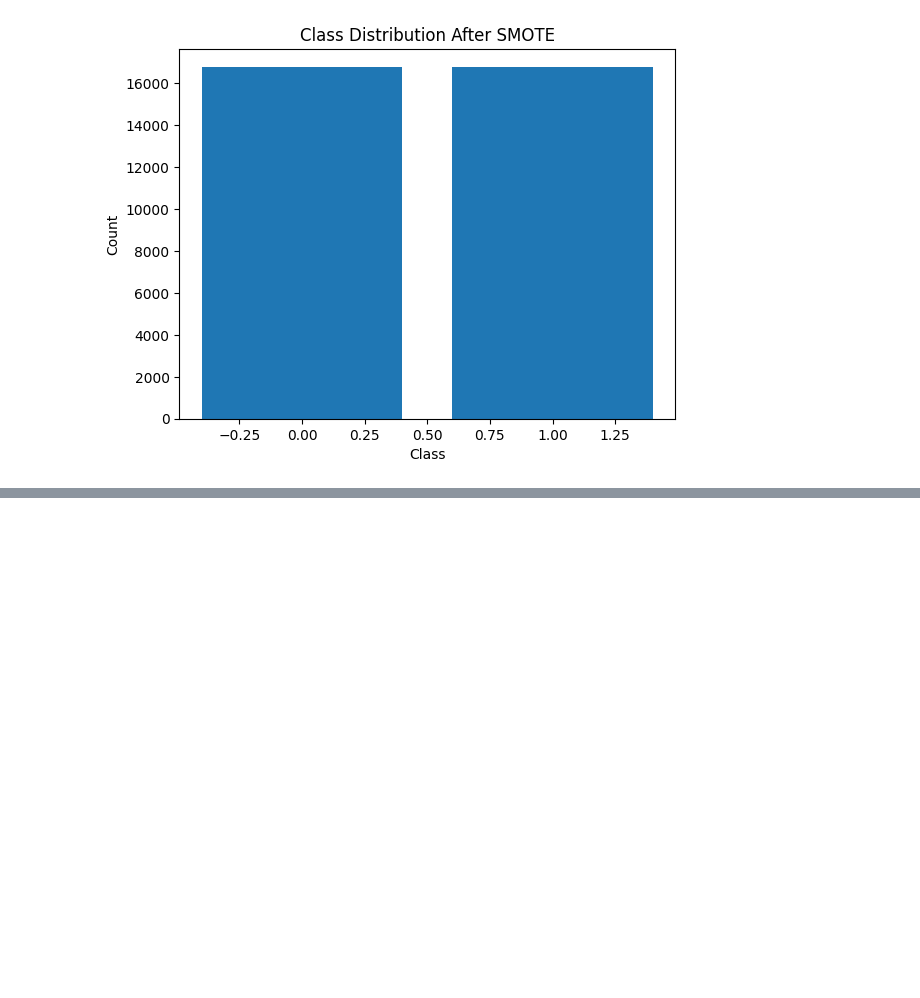
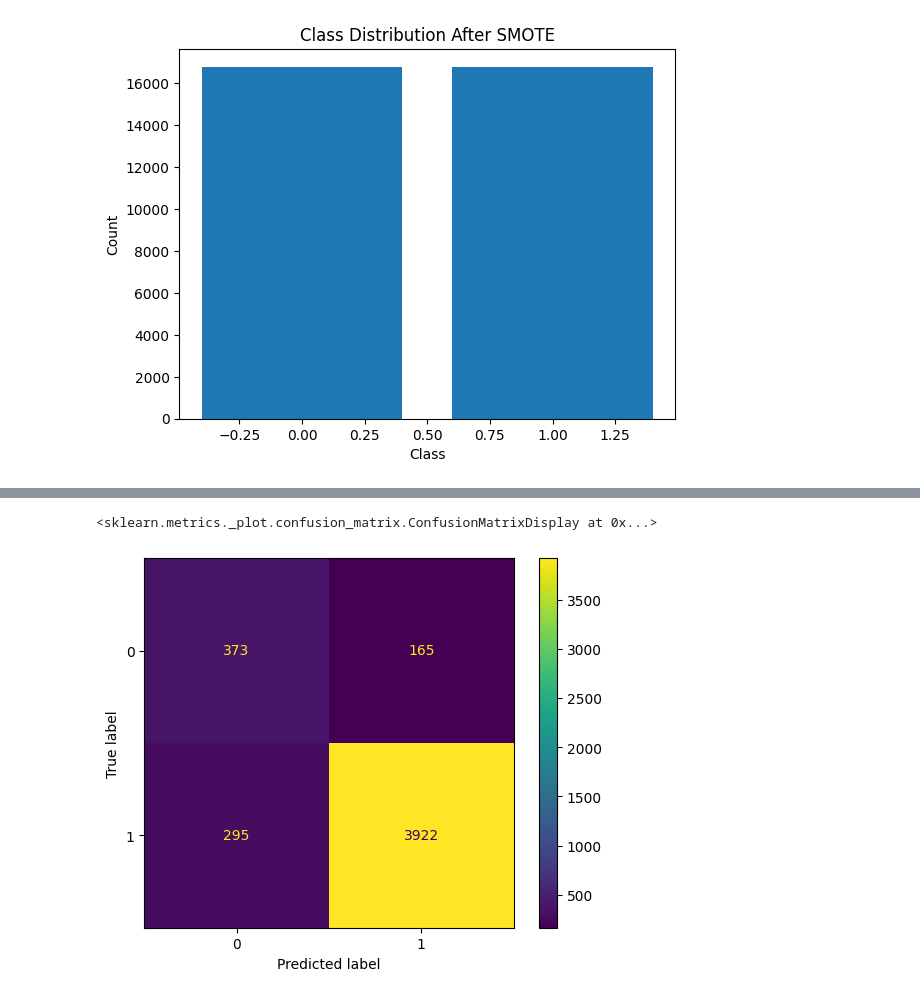
Before and after one commit to decodemarines/cars-ds, a Jupyter notebook: driving_style_model.ipynb, the cells around one changed output, grey strips where cells are left out. Drawn from its saved outputs; the diff is of its cells as text; code cells hidden in the pictures; blank space fills up the shorter version.

Commit message:
ml models: decision tree and random forest compared

```diff
--- a/driving_style_model.ipynb
+++ b/driving_style_model.ipynb
@@ -220,3 +218,17 @@ plt.ylabel("Count")
 plt.show()
 # %% [output]
 [figure]
+# %%
+# Decision Tree
+dt_model = DecisionTreeClassifier()
+dt_model.fit(X_train_res, y_train_res)
+dt_pred = dt_model.predict(X_test)
+
+# Random Forest
+rf_model = RandomForestClassifier(n_estimators=100, random_state=42)
+rf_model.fit(X_train_res, y_train_res)
+rf_pred = rf_model.predict(X_test)
+
+
+print("Decision Tree Results:\n", classification_report(y_test, dt_pred))
+print("Random Forest Results:\n", classification_report(y_test, rf_pred))
@@ -222,0 +255,6 @@ plt.show()
+# %%
+from sklearn.metrics import ConfusionMatrixDisplay
+ConfusionMatrixDisplay.from_estimator(dt_model, X_test, y_test)
+# %% [output]
+<sklearn.metrics._plot.confusion_matrix.ConfusionMatrixDisplay at 0x...>
+[figure, added]
```
Also changed, not shown: parts of 4 cells of this notebook.
